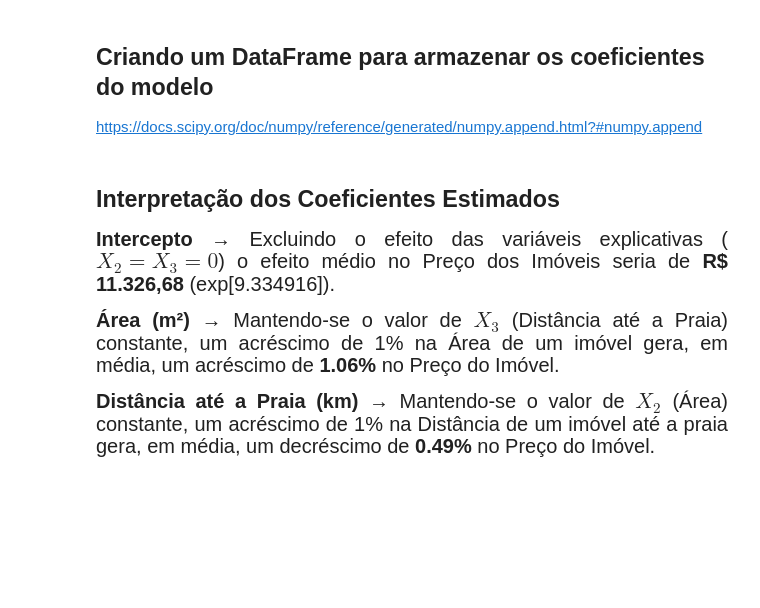
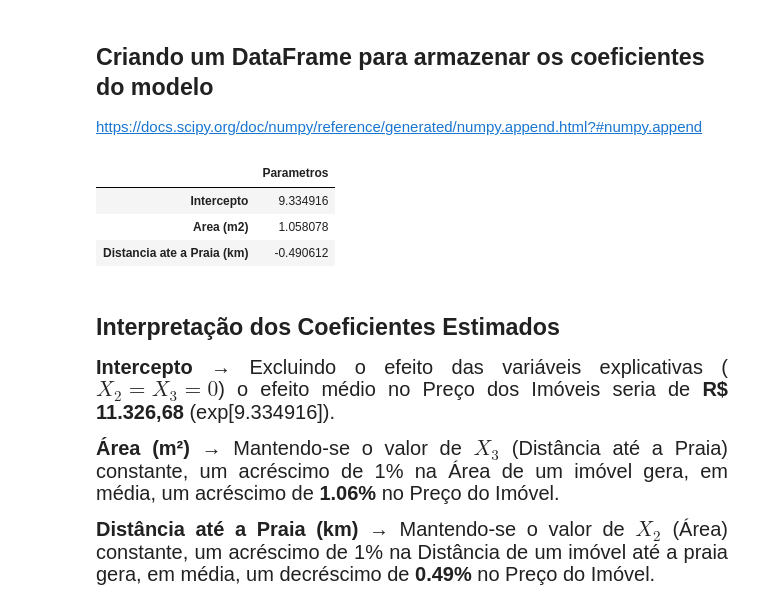
Before and after one commit to sandrocaetano/datascience, a Jupyter notebook: RegressaoLinearII/Projeto/Regressão Linear.ipynb, the cells around one changed output. Drawn from its saved outputs; the diff is of its cells as text; code cells hidden in the pictures; blank space fills up the shorter version.

```diff
--- a/RegressaoLinearII/Projeto/Regressão Linear.ipynb
+++ b/RegressaoLinearII/Projeto/Regressão Linear.ipynb
@@ -393,9 +450,18 @@ https://docs.scipy.org/doc/numpy-1.15.0/reference/generated/numpy.exp.html
 # %% [markdown]
 ## Criando uma lista com os nomes das variáveis do modelo
+# %%
+index = ['Intercepto','Area (m2)', 'Distancia ate a Praia (km)']
 # %% [markdown]
 ## Criando um DataFrame para armazenar os coeficientes do modelo
 
 https://docs.scipy.org/doc/numpy/reference/generated/numpy.append.html?#numpy.append
+# %%
+pd.DataFrame(data=np.append(modelo.intercept_, modelo.coef_), index=index, columns=['Parametros'])
+# %% [output]
+|  | Parametros |
+| Intercepto | 9.334916 |
+| Area (m2) | 1.058078 |
+| Distancia ate a Praia (km) | -0.490612 |
 # %% [markdown]
 ## Interpretação dos Coeficientes Estimados
 
```
Also changed, not shown: parts of 18 cells of this notebook, 1 other file.
